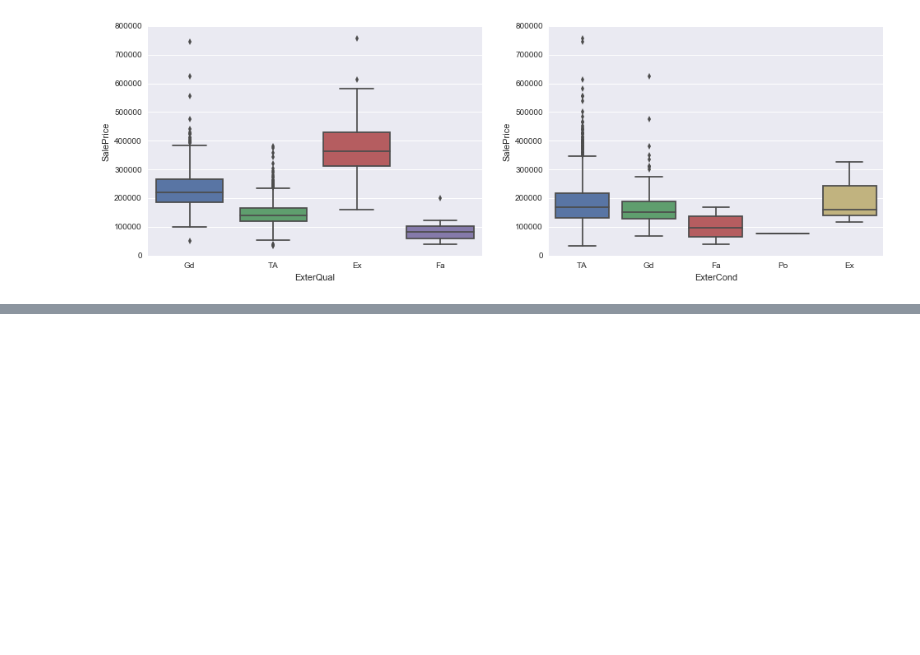
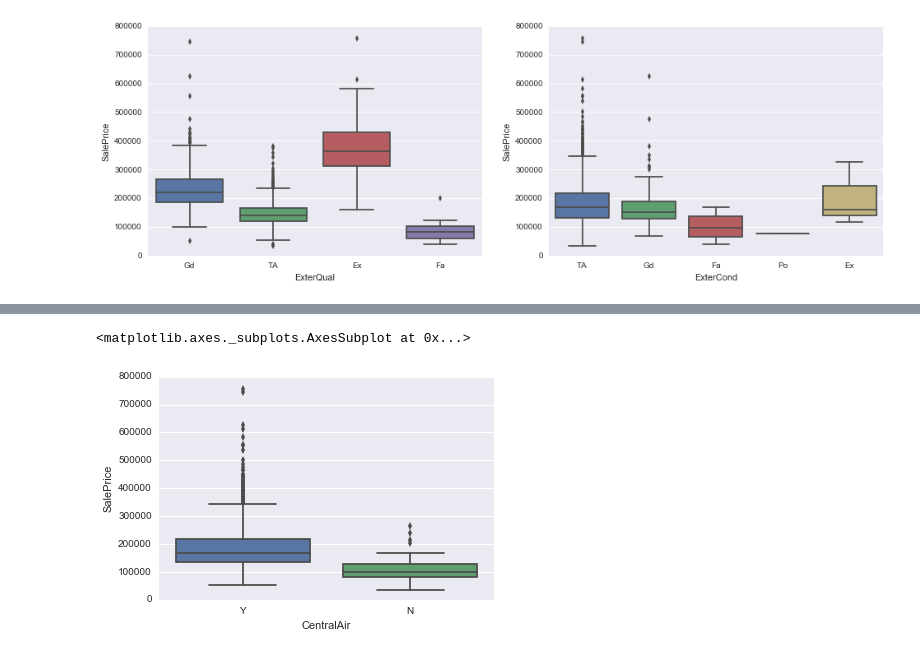
Before and after one commit to rajashreebaradur/Kaggle_HousePrices, a Jupyter notebook: getting_cleaning_data.ipynb, the cells around one changed output, grey strips where cells are left out. Drawn from its saved outputs; the diff is of its cells as text; code cells hidden in the pictures; blank space fills up the shorter version.

```diff
--- a/getting_cleaning_data.ipynb
+++ b/getting_cleaning_data.ipynb
@@ -337,0 +356,6 @@ sns.boxplot('ExterCond', 'SalePrice', data=df, ax=ax[1])
+# %%
+# Central air conditioning
+sns.boxplot('CentralAir', 'SalePrice', data=df)
+# %% [output]
+<matplotlib.axes._subplots.AxesSubplot at 0x...>
+[figure, added]
```
Also changed, not shown: parts of 13 cells of this notebook.
